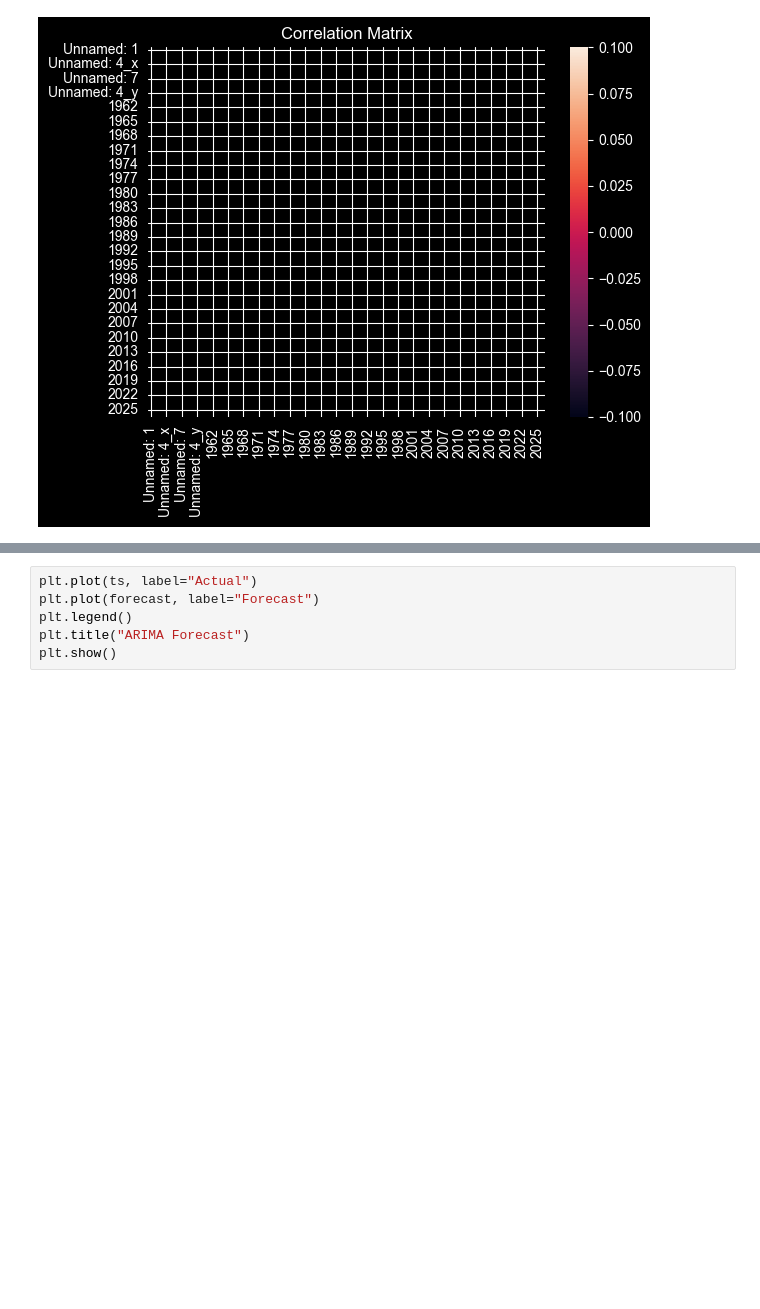
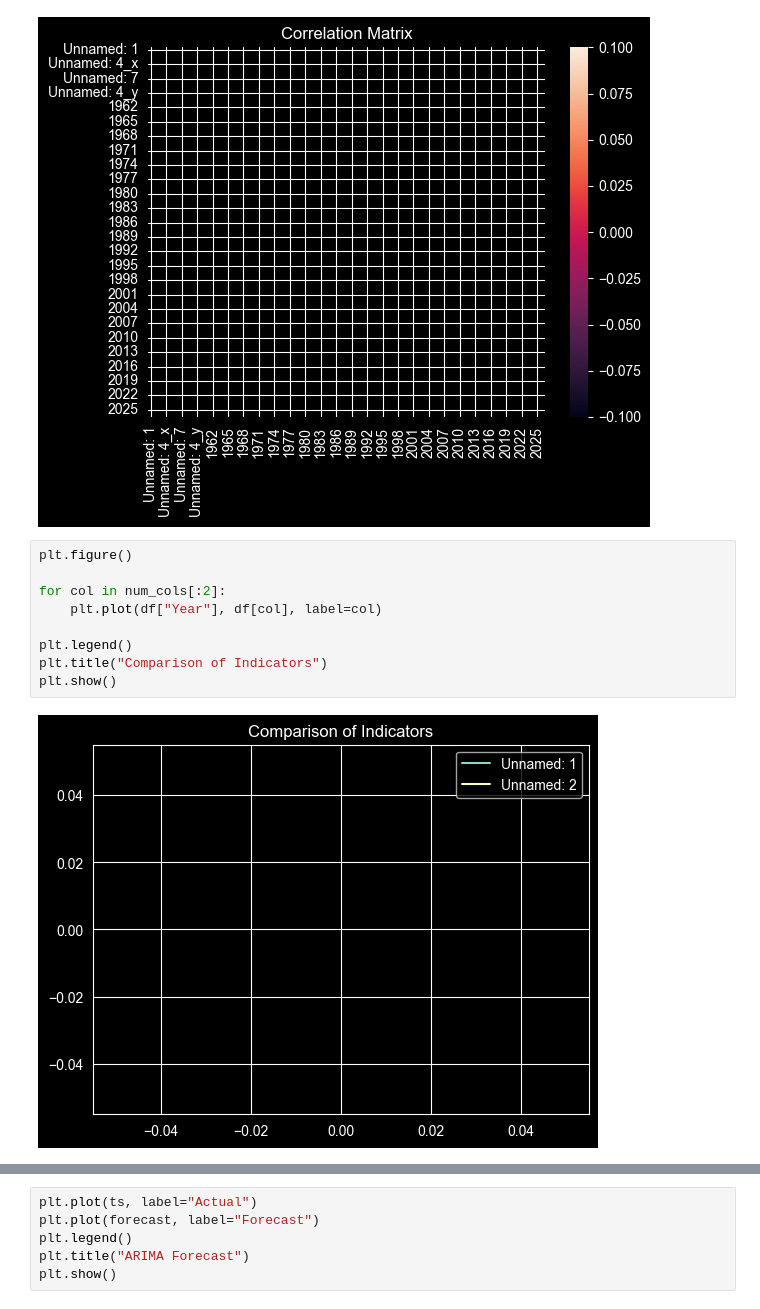
Before and after one commit to Emiliyan88/Demographic-Decline-in-Bulgaria, a Jupyter notebook: demographic_decline_in_bulgaria.ipynb, the cells around one changed output, grey strips where cells are left out. Drawn from its saved outputs; the diff is of its cells as text; blank space fills up the shorter version.

```diff
--- a/demographic_decline_in_bulgaria.ipynb
+++ b/demographic_decline_in_bulgaria.ipynb
@@ -103,3 +103,14 @@ plt.title("Correlation Matrix")
 plt.show()
 # %% [output]
 [figure]
+# %%
+plt.figure()
+
+for col in num_cols[:2]:
+    plt.plot(df["Year"], df[col], label=col)
+
+plt.legend()
+plt.title("Comparison of Indicators")
+plt.show()
+# %% [output]
+[figure, added]
```
Also changed, not shown: parts of 14 cells of this notebook, 2 other files.
